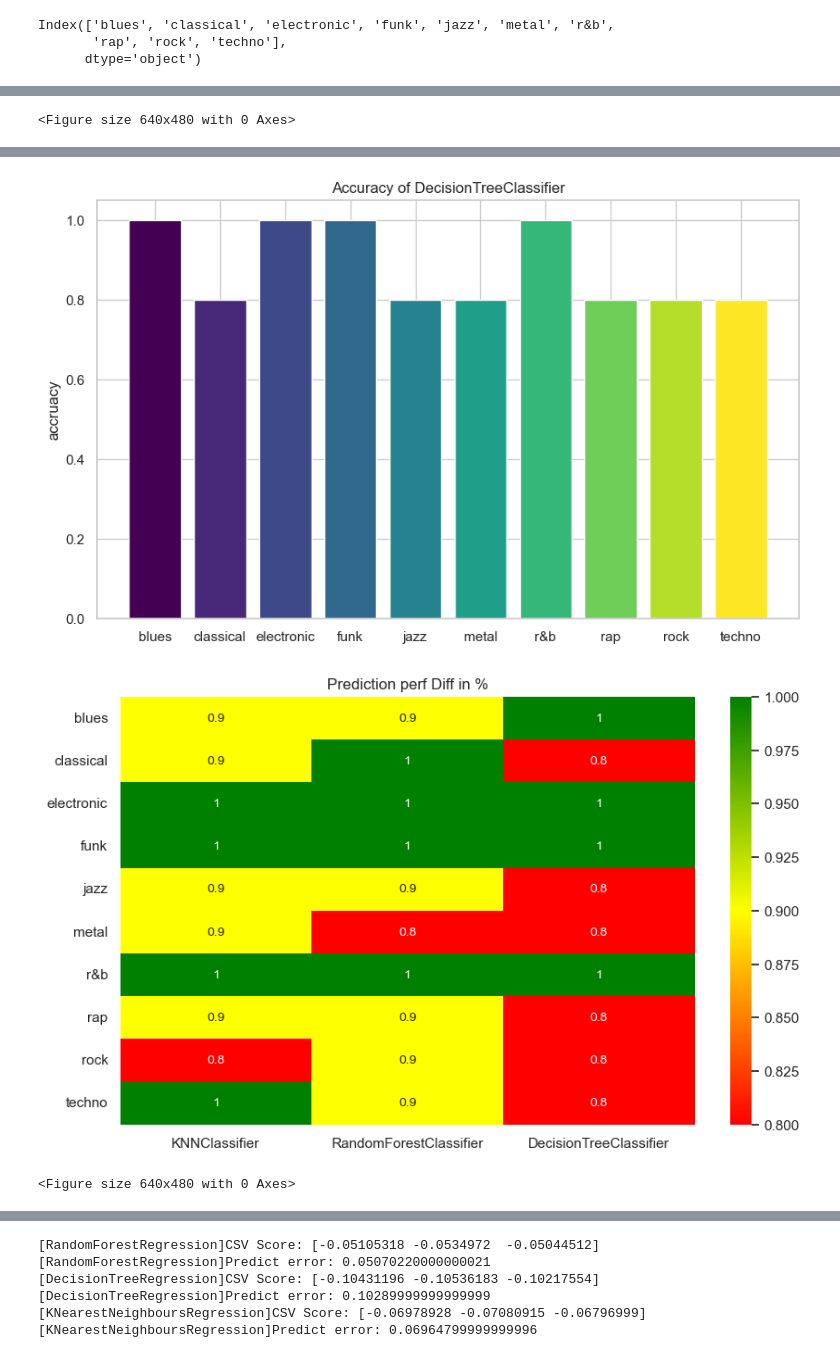
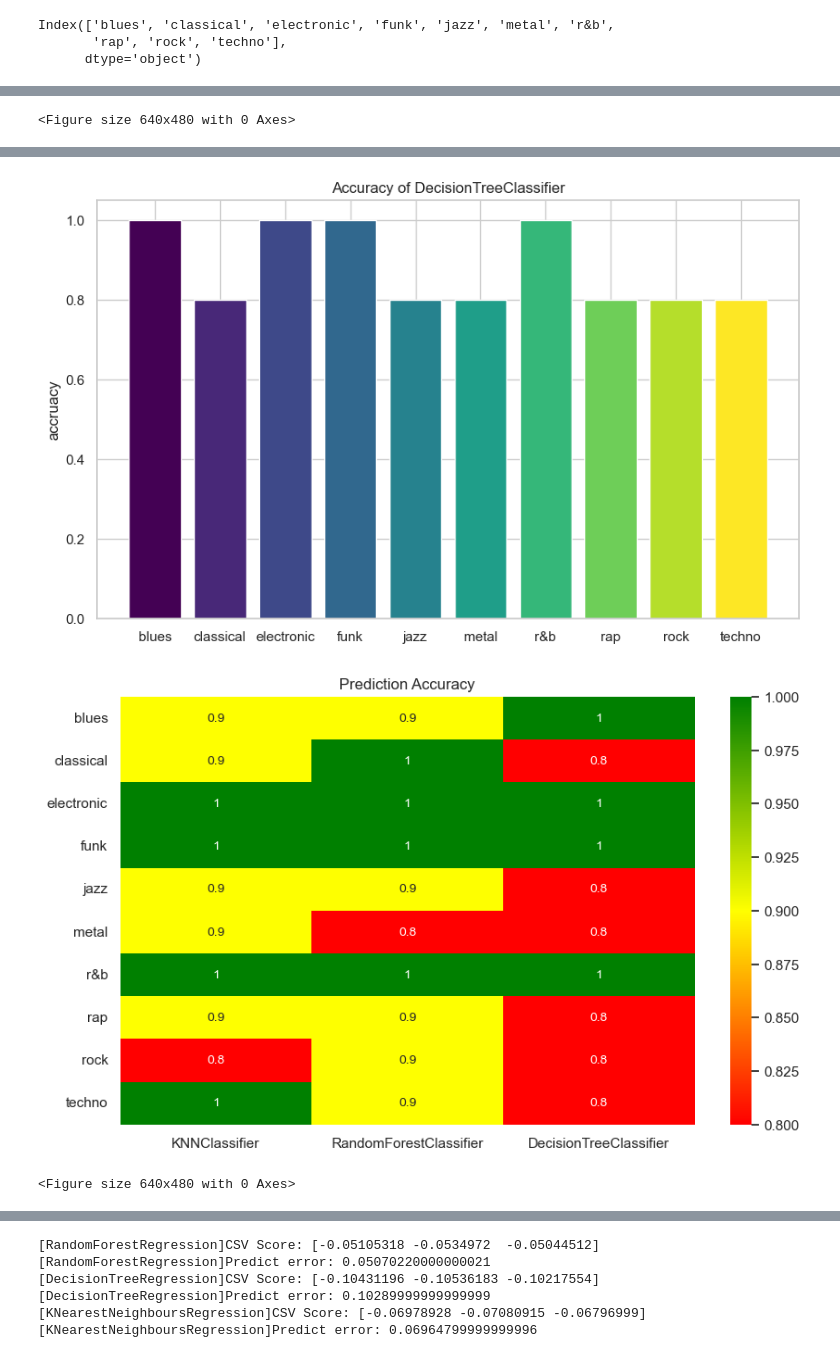
Before and after one commit to alpargur/machine-learning-101, a Jupyter notebook: dev/genre-classification/multiclass classifier 1k.ipynb, the cells around one changed output, grey strips where cells are left out. Drawn from its saved outputs; the diff is of its cells as text; code cells hidden in the pictures.

Commit message:
Updated names of the plots

```diff
--- a/dev/genre-classification/multiclass classifier 1k.ipynb
+++ b/dev/genre-classification/multiclass classifier 1k.ipynb
@@ -118,7 +120,7 @@ from sklearn.neighbors import KNeighborsClassifier
 # %%
 classifiers = [
     ('KNNClassifier',     (KNeighborsClassifier())),
-    ('RandomForestClassifier', (RandomForestClassifier(random_state=42))),
+    ('RandomForestClassifier', (RandomForestClassifier(random_state=42, max_features='sqrt'))),
     ('DecisionTreeClassifier', (DecisionTreeClassifier(random_state=42)))
 ]
 
@@ -152,35 +154,35 @@ for key in result_C.keys():
     for genre_index in range(len(y_test.columns)):
         genre = y_test.columns[genre_index]
         score = accuracy_score(y_test.iloc[genre_index, :], prediction[genre_index, :])
         _to_display_X += [ genre ]
         _to_display_Y += [ score ]
     ax.bar(_to_display_X, _to_display_Y, color=colormap(range(len(y_test.columns))))
     ax.set_title("Accuracy of "+ key)
     ax.set_ylabel("accruacy")
     data_for_heatmap[key] = _to_display_Y
 
 heatmap_df = pd.DataFrame(data_for_heatmap, columns=result_C.keys(), index=y_test.keys())
 """
 from matplotlib.colors import LinearSegmentedColormap
 cmap = LinearSegmentedColormap.from_list('RedGreenRed', ['crimson', 'yellow', 'lime'])
 sns.heatmap(data_for_heatmap, annot=True, cmap=cmap, annot_kws={'fontsize': 6})
 # Plot data on a logarithmic scale
 plt.title("Prediction perf Diff in %")
 plt.figure()"""
 
 from matplotlib.colors import LinearSegmentedColormap
 fig, ax = plt.subplots(figsize=(10, 6))
 cmap = LinearSegmentedColormap.from_list('RedGreenRed', ['red', 'yellow', 'green'])
 sns.heatmap(heatmap_df, annot=True, cmap=cmap, annot_kws={'fontsize': 10})
 # Plot data on a logarithmic scale
-plt.title("Prediction perf Diff in %")
+plt.title("Prediction Accuracy")
 plt.figure()
 # %% [output]
 <Figure size 640x480 with 0 Axes>
 [figure]
 [figure]
 [figure]
-[figure, old version]
+[figure, new version]
 <Figure size 640x480 with 0 Axes>
 # %%
 from sklearn.model_selection import cross_val_score
```
Also changed, not shown: parts of 20 cells of this notebook.
